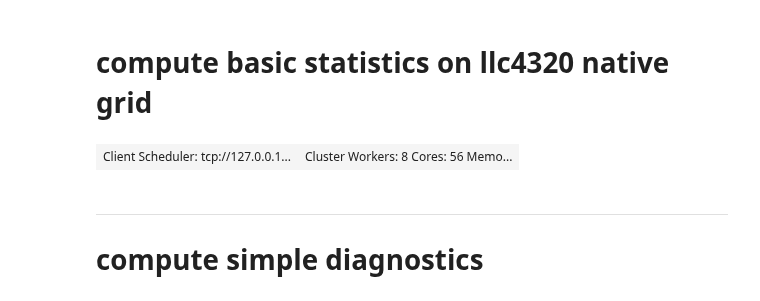
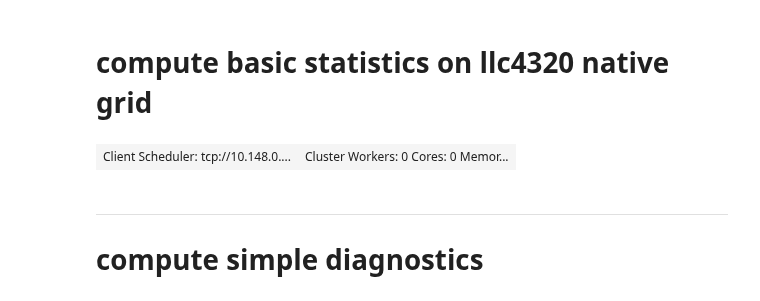
Before and after one commit to apatlpo/mit_equinox, a Jupyter notebook: hal/mean_std.ipynb, the cells around one changed output. Drawn from its saved outputs; the diff is of its cells as text; code cells hidden in the pictures.

```diff
--- a/hal/mean_std.ipynb
+++ b/hal/mean_std.ipynb
@@ -12,20 +10,20 @@ from matplotlib import pyplot as plt
 import mitequinox.utils as ut
 import mitequinox.plot as pl
 # %%
-if False:
+if True:
     from dask.distributed import Client, LocalCluster
     from dask_jobqueue import PBSCluster
     cluster = PBSCluster(walltime='06:00:00')
     w = cluster.scale(jobs=10)
     client = Client(cluster)
 else:
     from dask.distributed import Client, LocalCluster
     #
     cluster = LocalCluster()
     client = Client(cluster)
 client
 # %% [output]
-| Client Scheduler: tcp://127.0.0.1... | Cluster Workers: 8 Cores: 56 Memo... |
+| Client Scheduler: tcp://10.148.0.... | Cluster Workers: 0 Cores: 0 Memor... |
 # %% [markdown]
 ---
 # compute simple diagnostics
```
Also changed, not shown: parts of 4 cells of this notebook, 1 other file.
